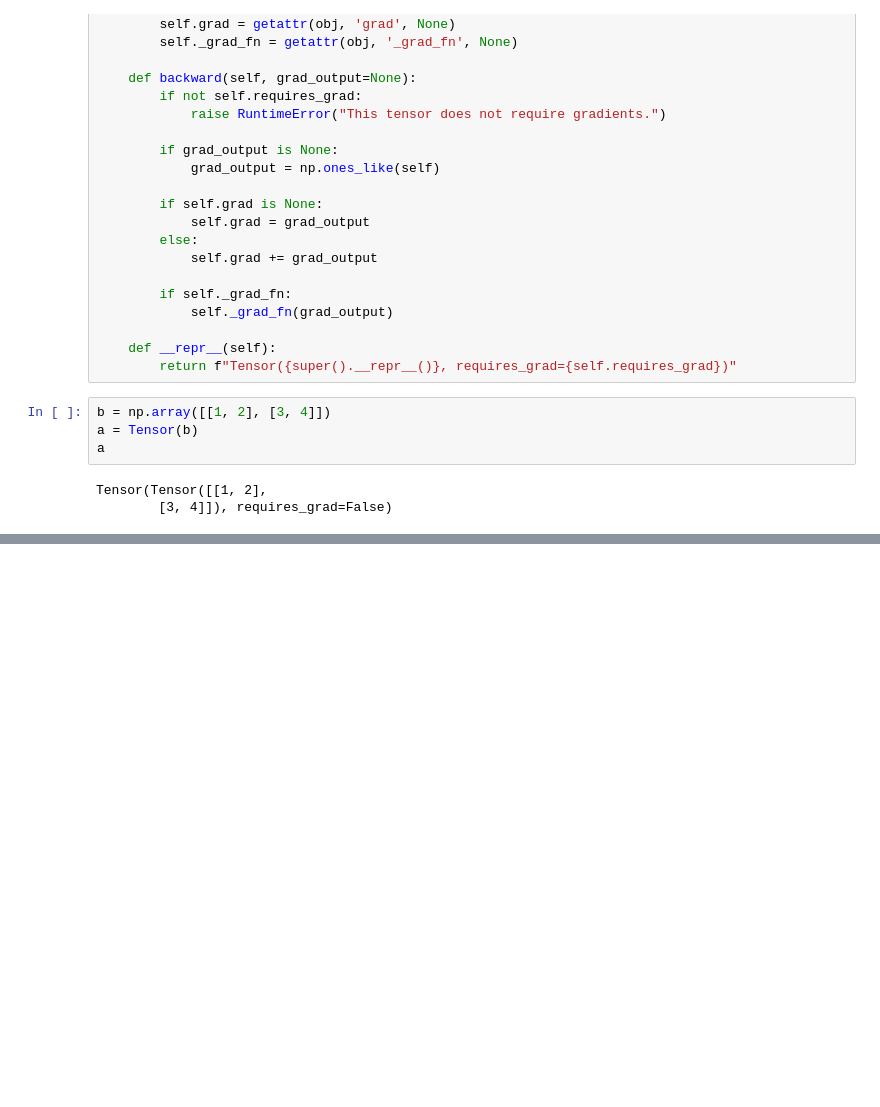
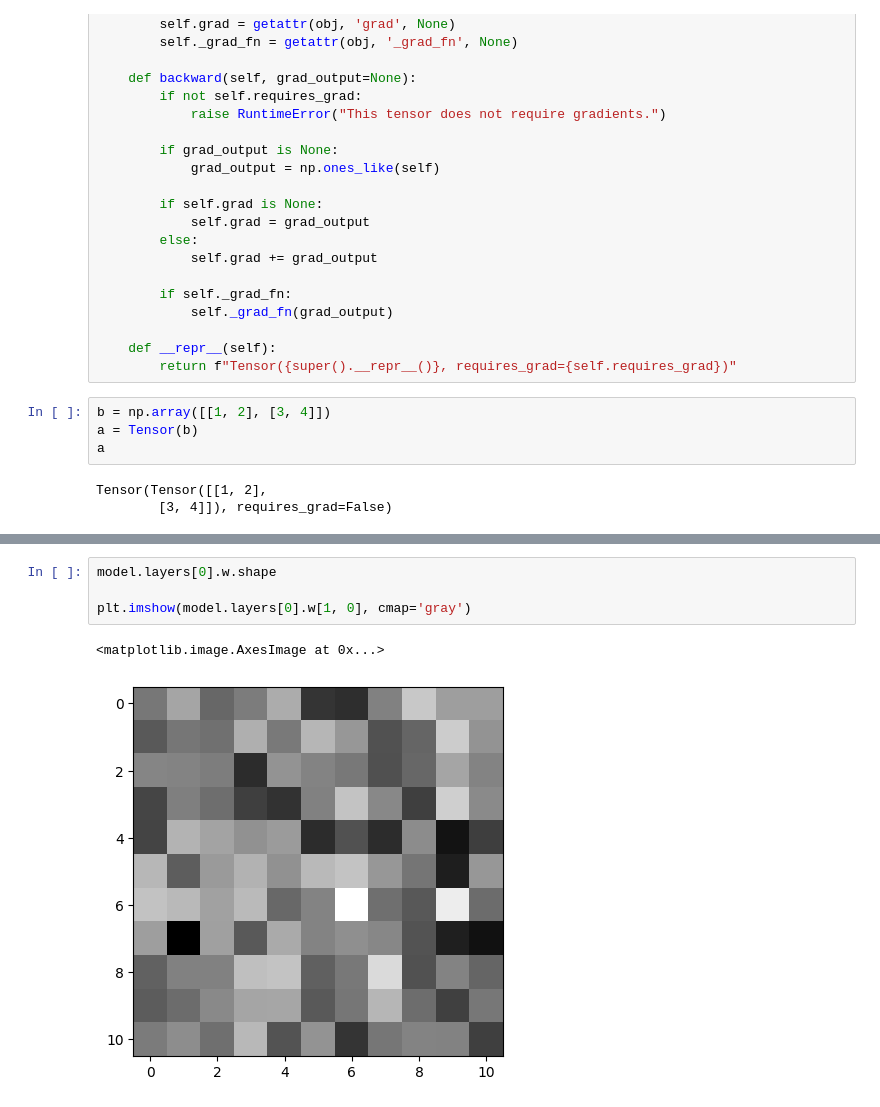
Before and after one commit to eddy0117/NN-From-Scratch, a Jupyter notebook: conv_implement.ipynb, the cells around one changed output, grey strips where cells are left out. Saved outputs shown, nothing was run; the diff lists cells and outputs as text; blank space fills up the shorter version.

```diff
--- a/conv_implement.ipynb
+++ b/conv_implement.ipynb
@@ -381,0 +504,7 @@ __main__.Tensor
+# %%
+model.layers[0].w.shape
+
+plt.imshow(model.layers[0].w[1, 0], cmap='gray')
+# %% [output]
+<matplotlib.image.AxesImage at 0x...>
+[figure, added]
```
Also changed, not shown: parts of 5 cells of this notebook, 4 other files.
